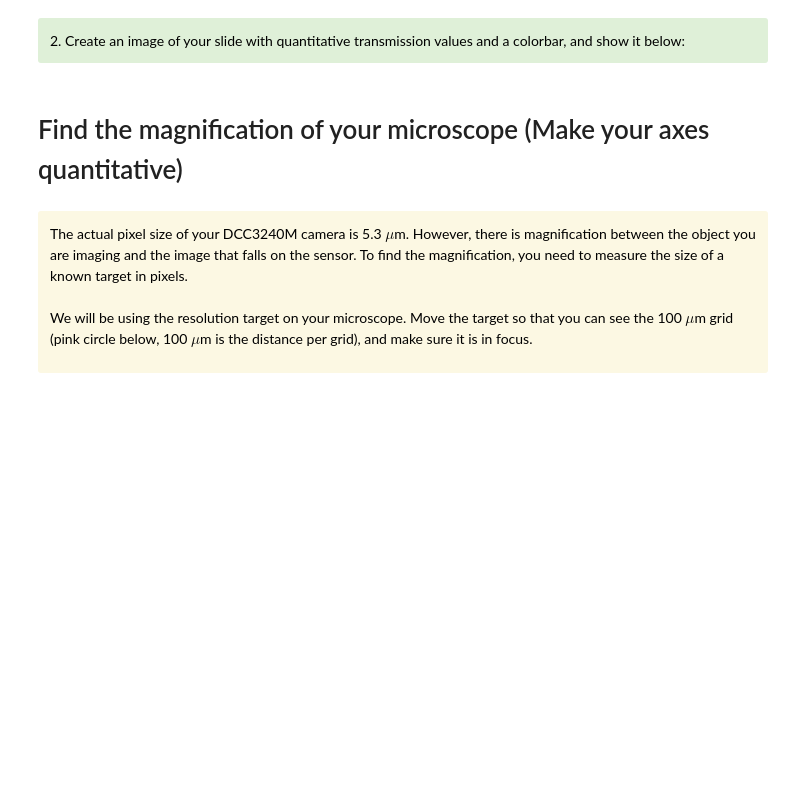
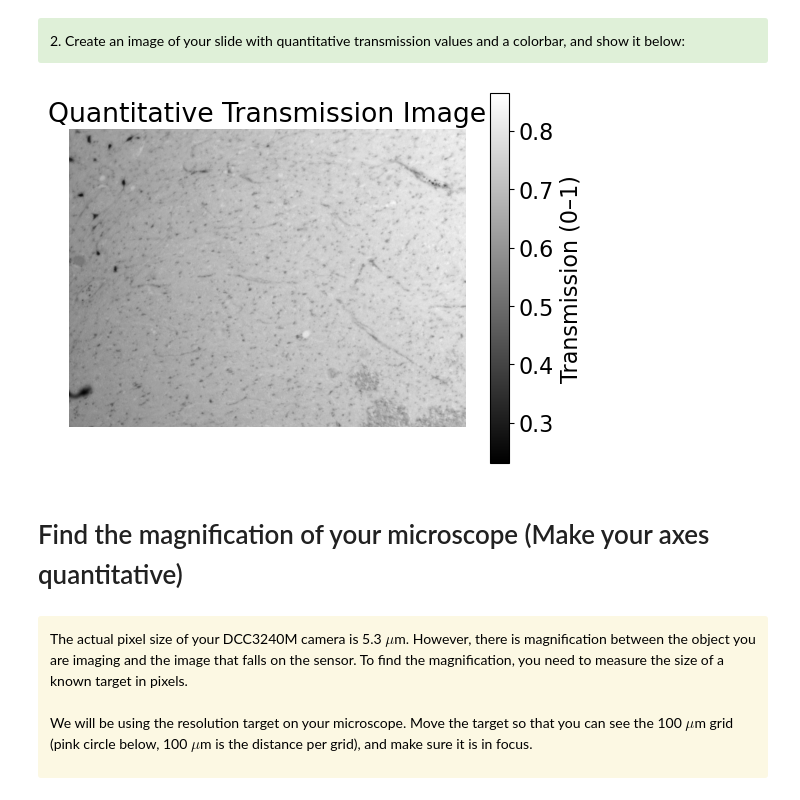
Before and after one commit to lilchromozome/Build_Imager_2025, a Jupyter notebook: Lab1/Lab1 Part2 (Clean).ipynb, the cells around one changed output. Saved outputs shown, nothing was run; the diff lists cells and outputs as text; code cells hidden in the pictures; blank space fills up the shorter version.

```diff
--- a/Lab1/Lab1 Part2 (Clean).ipynb
+++ b/Lab1/Lab1 Part2 (Clean).ipynb
@@ -186,6 +191,26 @@ Frame Range      [0.9, 34.8]
 <font color='black'> 2. Create an image of your slide with quantitative transmission values and a colorbar, and show it below: </font>
 
 </div>
+# %%
+import glob
+folder = r"C:\Users\willi\OneDrive - The Webb Schools\Documents\BME Year 3\Build_Imager\Lab1\Output 2"
+
+air_files = glob.glob(f"{folder}\\air_*.npy")
+A = np.mean([np.load(file) for file in air_files], axis=0)
+
+dark_files = glob.glob(f"{folder}\\light_off_*.npy")
+D = np.mean([np.load(file) for file in dark_files], axis=0)
+
+Y = np.load(f"{folder}\\slide.npy")
+T = (Y - D) / (A - D)
+
+plt.imshow(T, cmap='gray')
+plt.colorbar(label='Transmission (0–1)')
+plt.title("Quantitative Transmission Image")
+plt.axis('off')
+plt.show()
+# %% [output]
+[figure, added]
 # %% [markdown]
 # Find the magnification of your microscope (Make your axes quantitative)
 # %% [markdown]
```
Also changed, not shown: parts of 1 cell of this notebook.
